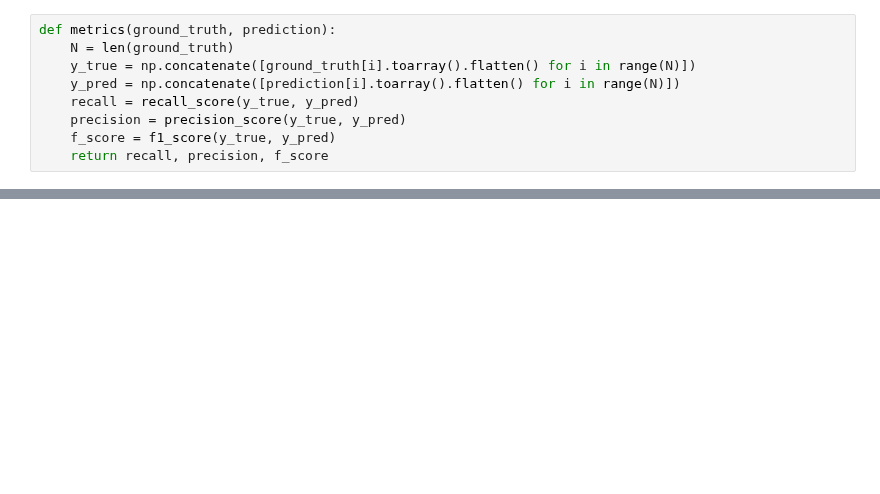
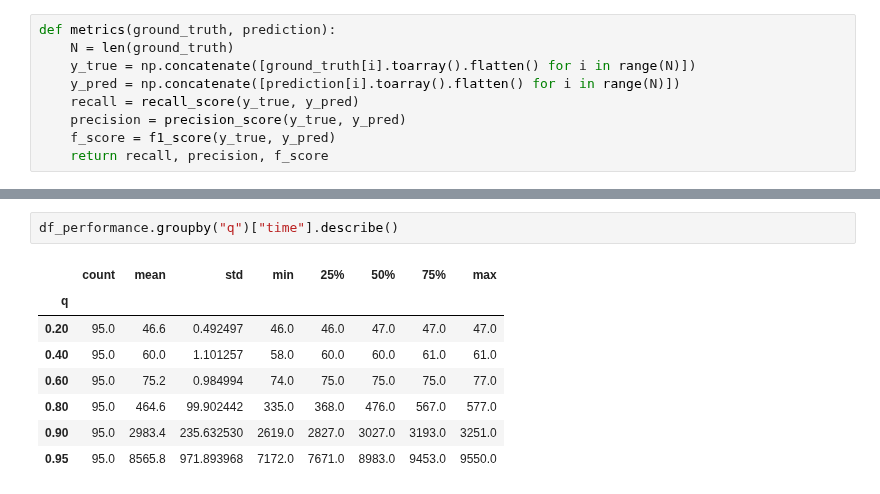
Before and after one commit to dgarridoa/tesis, a Jupyter notebook: dhdp/similarity_analysis.ipynb, the cells around one changed output, grey strips where cells are left out. Drawn from its saved outputs; the diff is of its cells as text; blank space fills up the shorter version.

```diff
--- a/dhdp/similarity_analysis.ipynb
+++ b/dhdp/similarity_analysis.ipynb
@@ -170,0 +239,11 @@ df_results = pd.DataFrame(columns = ["q", "alpha", "zeta", "recall", "precision"
+# %%
+df_performance.groupby("q")["time"].describe()
+# %% [output]
+|  | count | mean | std | min | 25% | 50% | 75% | max |
+| q |  |  |  |  |  |  |  |  |
+| 0.20 | 95.0 | 46.6 | 0.492497 | 46.0 | 46.0 | 47.0 | 47.0 | 47.0 |
+| 0.40 | 95.0 | 60.0 | 1.101257 | 58.0 | 60.0 | 60.0 | 61.0 | 61.0 |
+| 0.60 | 95.0 | 75.2 | 0.984994 | 74.0 | 75.0 | 75.0 | 75.0 | 77.0 |
+| 0.80 | 95.0 | 464.6 | 99.902442 | 335.0 | 368.0 | 476.0 | 567.0 | 577.0 |
+| 0.90 | 95.0 | 2983.4 | 235.632530 | 2619.0 | 2827.0 | 3027.0 | 3193.0 | 3251.0 |
+| 0.95 | 95.0 | 8565.8 | 971.893968 | 7172.0 | 7671.0 | 8983.0 | 9453.0 | 9550.0 |
```
Also changed, not shown: parts of 13 cells of this notebook.
